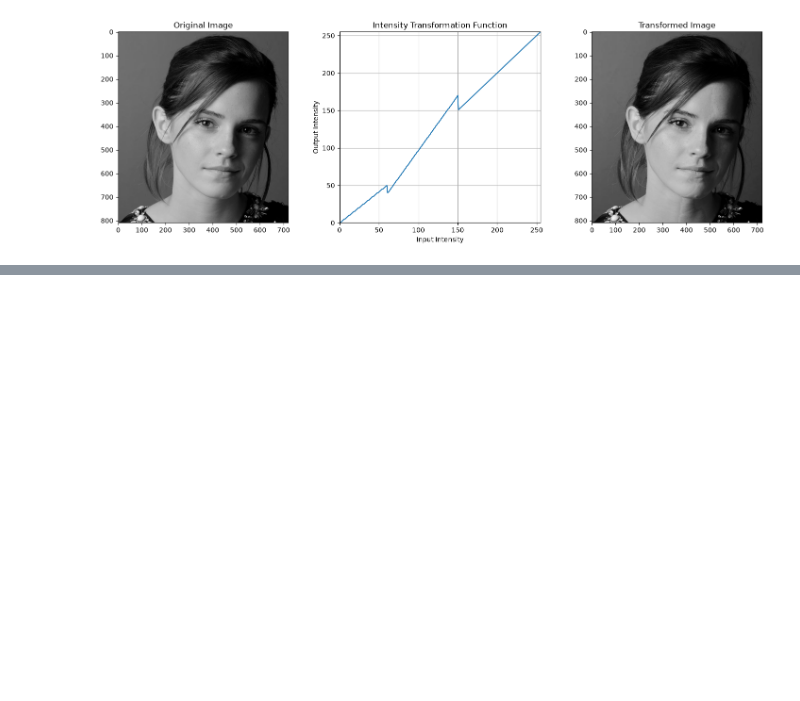
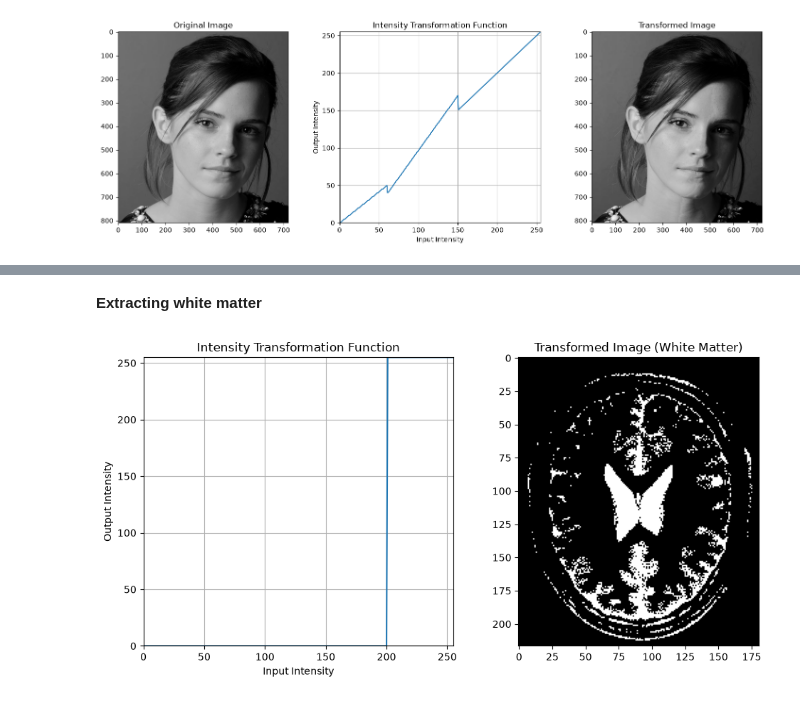
Before and after one commit to Achintha-Bandara/ITNF, a Jupyter notebook: main.ipynb, the cells around one changed output, grey strips where cells are left out. Cells and saved outputs as stored; diff of their text form; code cells hidden in the pictures; blank space fills up the shorter version.

```diff
--- a/main.ipynb
+++ b/main.ipynb
@@ -79,0 +91,21 @@ print(img_emma)
+# %% [markdown]
+**Extracting white matter**
+# %%
+bp = np.array([(0, 0), (200, 0), (201, 255), (255, 255)])
+
+white_matter, tf = intensity_transform(img_brain, bp)
+
+fig, ax = plt.subplots(1, 2, figsize=(10, 5))
+ax[0].plot(tf)
+ax[0].set_title('Intensity Transformation Function')
+ax[0].set_xlabel('Input Intensity')
+ax[0].set_ylabel('Output Intensity')
+ax[0].set_xlim([0, 255])
+ax[0].set_ylim([0, 255])
+ax[0].grid()
+ax[1].imshow(white_matter, cmap='gray')
+ax[1].set_title('Transformed Image (White Matter)')
+plt.tight_layout()
+plt.show()
+# %% [output]
+[figure, added]
```
Also changed, not shown: parts of 5 cells of this notebook.
